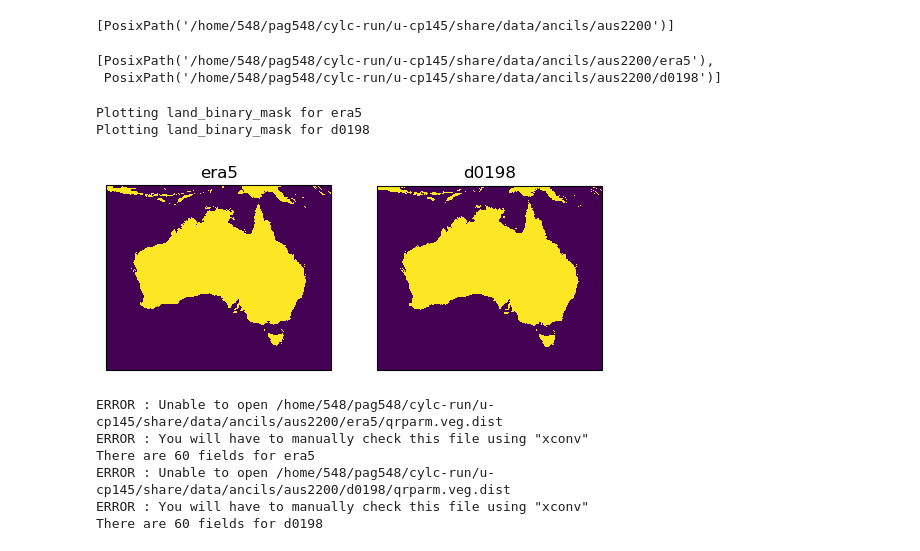
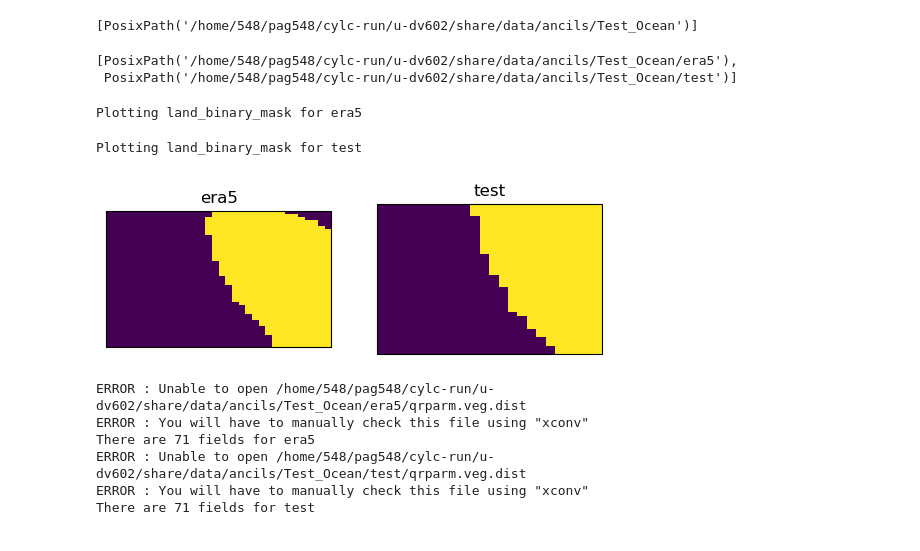
Before and after one commit to 21centuryweather/UM_configuration_tools, a Jupyter notebook: notebooks/Check_UM_ancillaries.ipynb, the cells around one changed output. Cells and saved outputs as stored; diff of their text form; code cells hidden in the pictures.

Commit message:
UPDATES : Plotted UM derived MOM6 meshes with cartopy. Identifying           an issue with the vegetation in the ocean!

```diff
--- a/notebooks/Check_UM_ancillaries.ipynb
+++ b/notebooks/Check_UM_ancillaries.ipynb
@@ -25,11 +18,11 @@ home_dir=os.environ['HOME']
 HOME=Path(home_dir)
 # %%
 # Find all regions for a given rose-id
-ROSE ='u-cp145'
+ROSE ='u-dv602'
 REGION_DIRS = [ d for d in list((HOME / 'cylc-run' / ROSE / 'share/data/ancils/' ).glob('*')) if d.is_dir() ]
 REGION_DIRS
 # %% [output]
-[PosixPath('/home/548/pag548/cylc-run/u-cp145/share/data/ancils/aus2200')]
+[PosixPath('/home/548/pag548/cylc-run/u-dv602/share/data/ancils/Test_Ocean')]
 # %%
 # Find all resolutions for a given REGION
 for r_dir in REGION_DIRS:
@@ -37,37 +30,38 @@ for r_dir in REGION_DIRS:
 # %%
 RESOLUTION_DIRS
 # %% [output]
-[PosixPath('/home/548/pag548/cylc-run/u-cp145/share/data/ancils/aus2200/era5'),
- PosixPath('/home/548/pag548/cylc-run/u-cp145/share/data/ancils/aus2200/d0198')]
+[PosixPath('/home/548/pag548/cylc-run/u-dv602/share/data/ancils/Test_Ocean/era5'),
+ PosixPath('/home/548/pag548/cylc-run/u-dv602/share/data/ancils/Test_Ocean/test')]
 # %%
 # quick check - plot and store land-sea masks for these resolutions
 # Ignore warnings from mule  and iris
 warnings.filterwarnings('ignore',module='mule')
 warnings.filterwarnings('ignore',module='iris')
 
 num_plots = len(RESOLUTION_DIRS)
 
 lsm_masks = {}
 
 fig,ax = plt.subplots(1,num_plots,subplot_kw={'projection': ccrs.PlateCarree()})
 
 for i,R in enumerate(RESOLUTION_DIRS):
     MASK_FILE = R / 'qrparm.mask'
-    mask_cubes = ants.load(MASK_FILE)
+    #mask_cubes = ants.load(MASK_FILE)
+    mask_cubes = iris.load(MASK_FILE)
 
     # Select the cube corresponding to 'land_binary_mask'
     lbm_cube, = [ cube for cube in mask_cubes if cube.name() == 'land_binary_mask']
     print (f'Plotting land_binary_mask for {R.name}')
 
     iris.plot.pcolormesh(lbm_cube,axes=ax[i])
     ax[i].set_title(f'{R.name}')
 
     # Store the masks for later analysis
     lsm_masks[R.name] = xr.DataArray.from_iris(lbm_cube)
 # %% [output]
 Plotting land_binary_mask for era5
-Plotting land_binary_mask for d0198
+Plotting land_binary_mask for test
-[figure, old version]
+[figure, new version]
 # %%
 # Now create dictionaries for all ancillary parameter files for each resolution
 parm_files = {}
@@ -93,7 +87,8 @@ for res in parm_files.keys():
     for file in parm_files[res]:
         #print (f'INFO : Loading {file}')
         try:
-            cube = ants.load(file)
+            #cube = ants.load(file)
+            cube = iris.load(file)
             #print (cube)
             count += len(cube)
         except:
@@ -103,12 +98,12 @@ for res in parm_files.keys():
     num_plots[res] = count
     print (f'There are {num_plots[res]} fields for {res}')
 # %% [output]
-ERROR : Unable to open /home/548/pag548/cylc-run/u-cp145/share/data/ancils/aus2200/era5/qrparm.veg.dist
+ERROR : Unable to open /home/548/pag548/cylc-run/u-dv602/share/data/ancils/Test_Ocean/era5/qrparm.veg.dist
 ERROR : You will have to manually check this file using "xconv"
-There are 60 fields for era5
-ERROR : Unable to open /home/548/pag548/cylc-run/u-cp145/share/data/ancils/aus2200/d0198/qrparm.veg.dist
+There are 71 fields for era5
+ERROR : Unable to open /home/548/pag548/cylc-run/u-dv602/share/data/ancils/Test_Ocean/test/qrparm.veg.dist
 ERROR : You will have to manually check this file using "xconv"
-There are 60 fields for d0198
+There are 71 fields for test
 # %%
 # Some logic to collapse multi-level cubes for simple plotting. It is assumed that any gross
 # errors in the ancillaries (e.g. NaNs) will remain after the averaging
```
Also changed, not shown: parts of 5 cells of this notebook, 15 other files.
